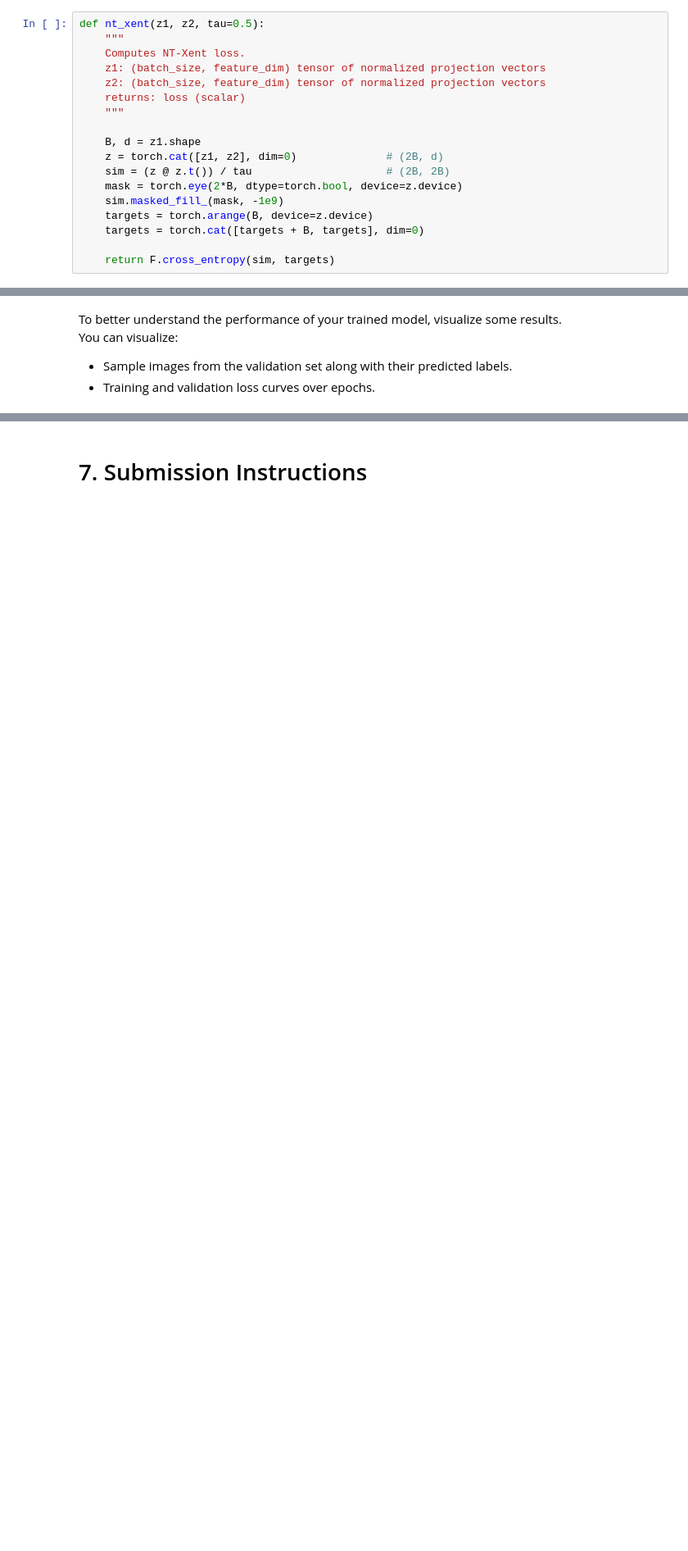
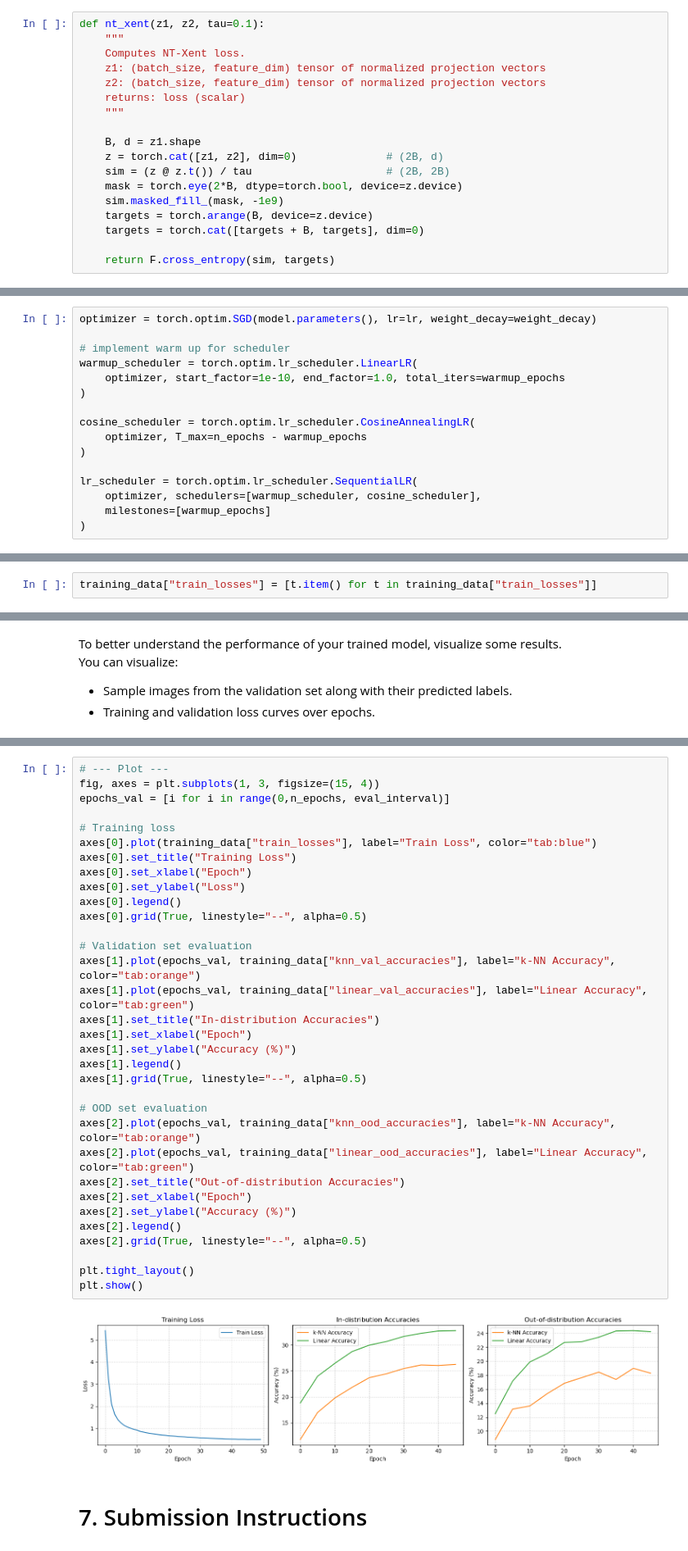
Before and after one commit to Mahlia44/genAI_assignment1, a Jupyter notebook: CS461_Assignment1.ipynb, the cells around one changed output, grey strips where cells are left out. Shown: that part at 82% size. Cells and saved outputs as stored; diff of their text form; blank space fills up the shorter version.

```diff
--- a/CS461_Assignment1.ipynb
+++ b/CS461_Assignment1.ipynb
@@ -214,7 +242,7 @@ Depending on your specific requirements, you may also want to implement addition
 As you have seen from previous assignments, loss functions for self-supervised learning objectives can be quite complex. \
 Feel free to implement any helper functions you may need to compute the loss.
 # %%
-def nt_xent(z1, z2, tau=0.5):
+def nt_xent(z1, z2, tau=0.1):
     """
     Computes NT-Xent loss.
     z1: (batch_size, feature_dim) tensor of normalized projection vectors
@@ -278,3 +307,19 @@ lr_scheduler = torch.optim.lr_scheduler.StepLR(optimizer, step_size=lr_step_size
+# %%
+optimizer = torch.optim.SGD(model.parameters(), lr=lr, weight_decay=weight_decay)
+
+# implement warm up for scheduler
+warmup_scheduler = torch.optim.lr_scheduler.LinearLR(
+    optimizer, start_factor=1e-10, end_factor=1.0, total_iters=warmup_epochs
+)
+
+cosine_scheduler = torch.optim.lr_scheduler.CosineAnnealingLR(
+    optimizer, T_max=n_epochs - warmup_epochs
+)
+
+lr_scheduler = torch.optim.lr_scheduler.SequentialLR(
+    optimizer, schedulers=[warmup_scheduler, cosine_scheduler],
+    milestones=[warmup_epochs]
+)
 # %% [markdown]
 # 5. Training Loop
 # %% [markdown]
@@ -327,0 +407,2 @@ print(f"Final model saved at {final_model_path}")
+# %%
+training_data["train_losses"] = [t.item() for t in training_data["train_losses"]]
@@ -384,3 +420,38 @@ plt.show()
+# %%
+# --- Plot ---
+fig, axes = plt.subplots(1, 3, figsize=(15, 4))
+epochs_val = [i for i in range(0,n_epochs, eval_interval)]
+
+# Training loss
+axes[0].plot(training_data["train_losses"], label="Train Loss", color="tab:blue")
+axes[0].set_title("Training Loss")
+axes[0].set_xlabel("Epoch")
+axes[0].set_ylabel("Loss")
+axes[0].legend()
+axes[0].grid(True, linestyle="--", alpha=0.5)
+
+# Validation set evaluation
+axes[1].plot(epochs_val, training_data["knn_val_accuracies"], label="k-NN Accuracy", color="tab:orange")
+axes[1].plot(epochs_val, training_data["linear_val_accuracies"], label="Linear Accuracy", color="tab:green")
+axes[1].set_title("In-distribution Accuracies")
+axes[1].set_xlabel("Epoch")
+axes[1].set_ylabel("Accuracy (%)")
+axes[1].legend()
+axes[1].grid(True, linestyle="--", alpha=0.5)
+
+# OOD set evaluation
+axes[2].plot(epochs_val, training_data["knn_ood_accuracies"], label="k-NN Accuracy", color="tab:orange")
+axes[2].plot(epochs_val, training_data["linear_ood_accuracies"], label="Linear Accuracy", color="tab:green")
+axes[2].set_title("Out-of-distribution Accuracies")
+axes[2].set_xlabel("Epoch")
+axes[2].set_ylabel("Accuracy (%)")
+axes[2].legend()
+axes[2].grid(True, linestyle="--", alpha=0.5)
+
+plt.tight_layout()
+plt.show()
+# %% [output]
+[figure, added]
 # %% [markdown]
 # 7. Submission Instructions
 # %% [markdown]
```
Also changed, not shown: parts of 19 cells of this notebook, 4 other files.
